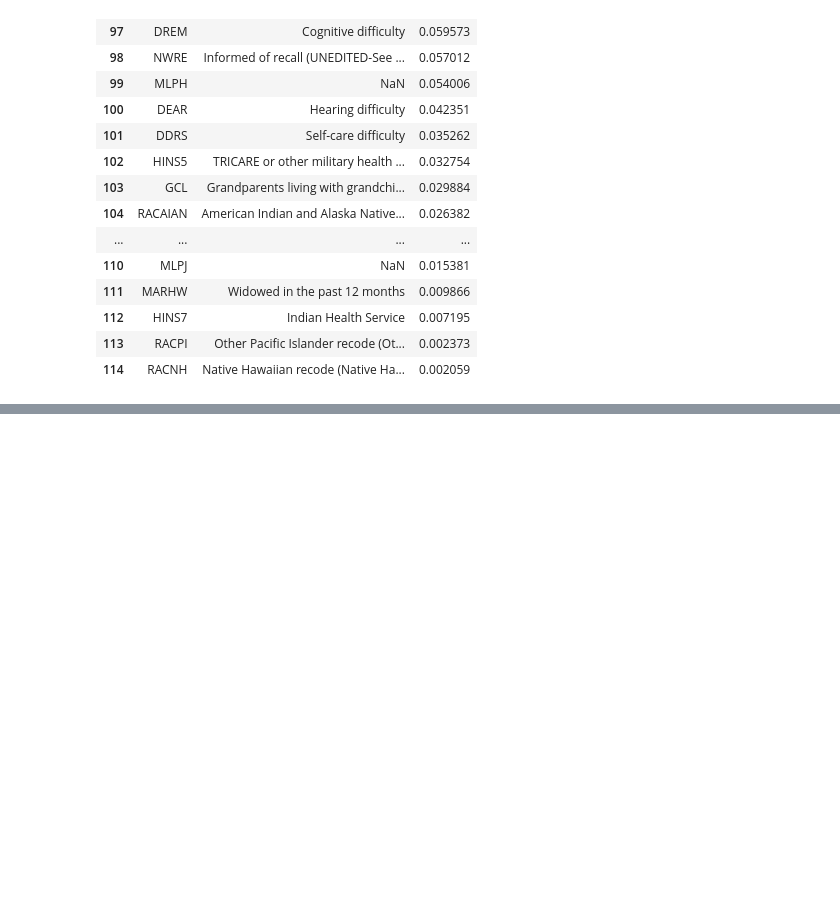
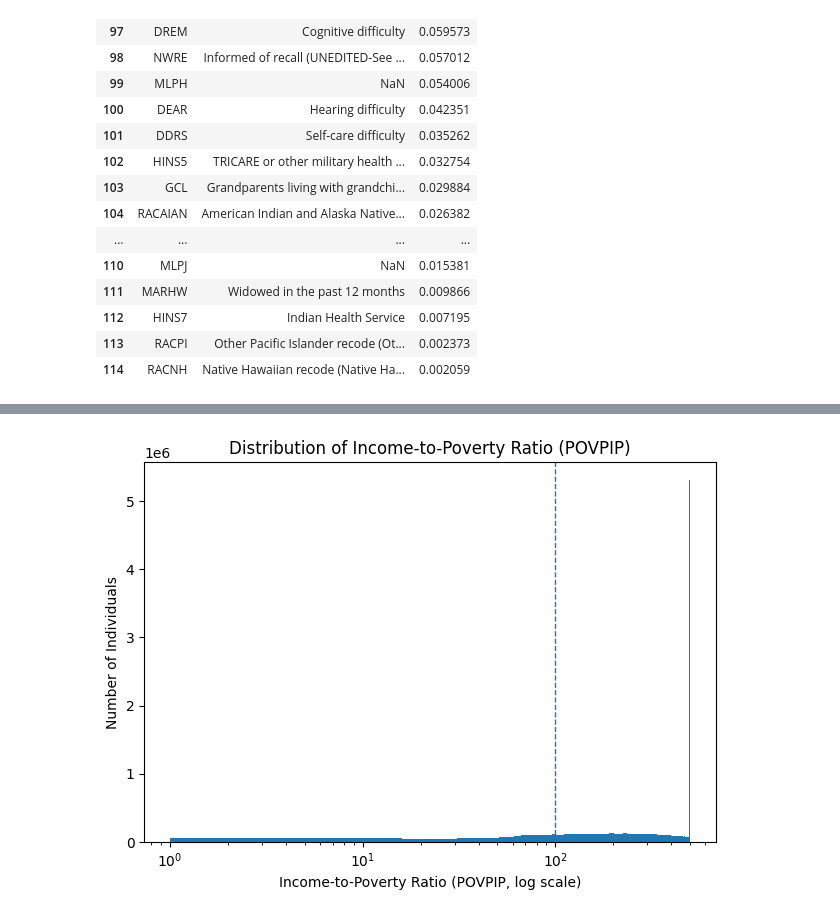
Before and after one commit to ingridalt/DSC-288R-CAPSTONE, a Jupyter notebook: 2_Exploratory_Data_Analysis/2_EDA.ipynb, the cells around one changed output, grey strips where cells are left out. Drawn from its saved outputs; the diff is of its cells as text; code cells hidden in the pictures; blank space fills up the shorter version.

```diff
--- a/2_Exploratory_Data_Analysis/2_EDA.ipynb
+++ b/2_Exploratory_Data_Analysis/2_EDA.ipynb
@@ -315,0 +387,12 @@ variance_summary.tail(20)
+# %%
+plt.figure()
+plt.hist(df_pov["POVPIP"], bins=100)
+plt.axvline(100, linestyle="--", linewidth=1)  # poverty threshold
+plt.xscale("log")
+plt.xlabel("Income-to-Poverty Ratio (POVPIP, log scale)")
+plt.ylabel("Number of Individuals")
+plt.title("Distribution of Income-to-Poverty Ratio (POVPIP)")
+plt.tight_layout()
+plt.show()
+# %% [output]
+[figure, added]
```
Also changed, not shown: parts of 3 cells of this notebook, 1 other file.
